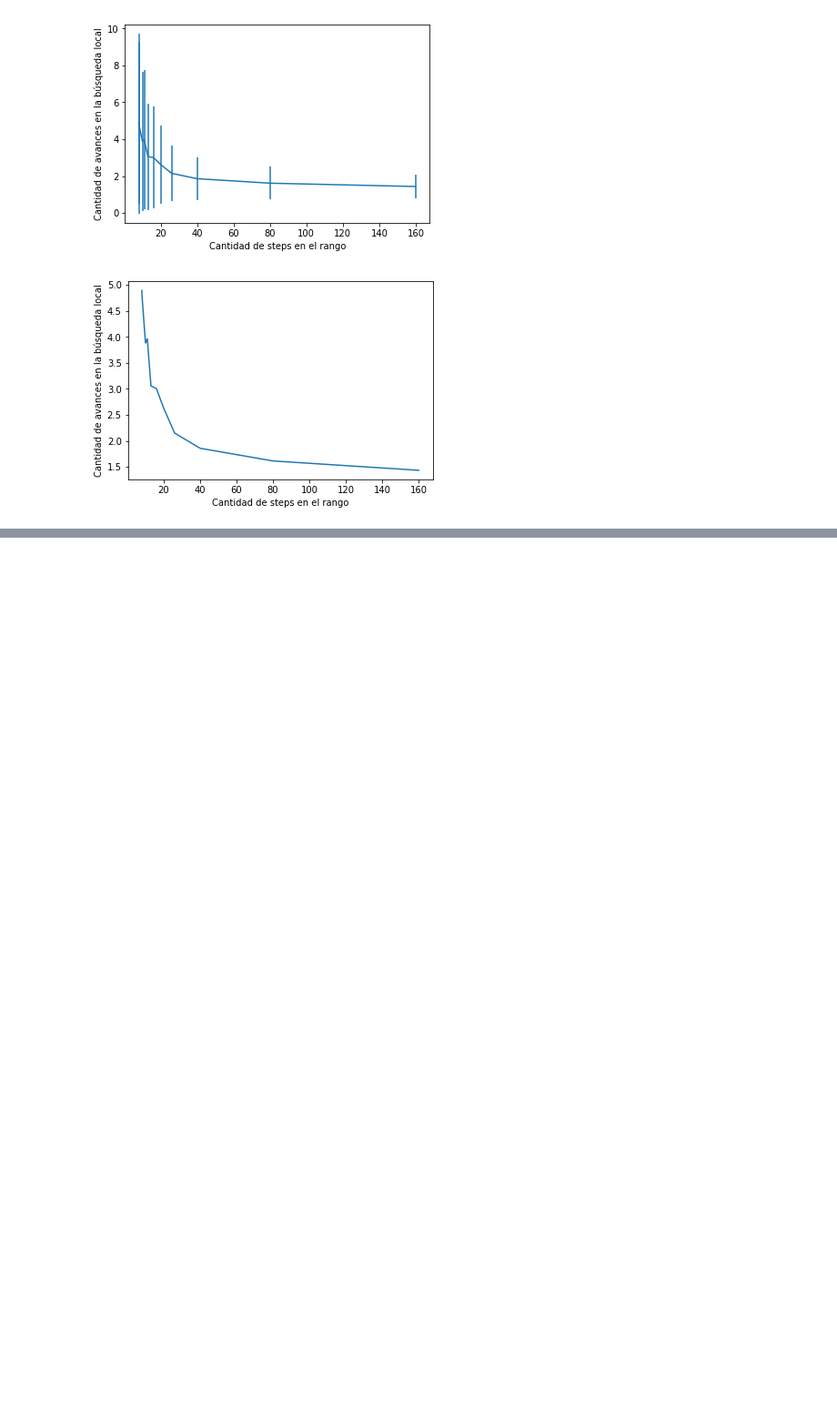
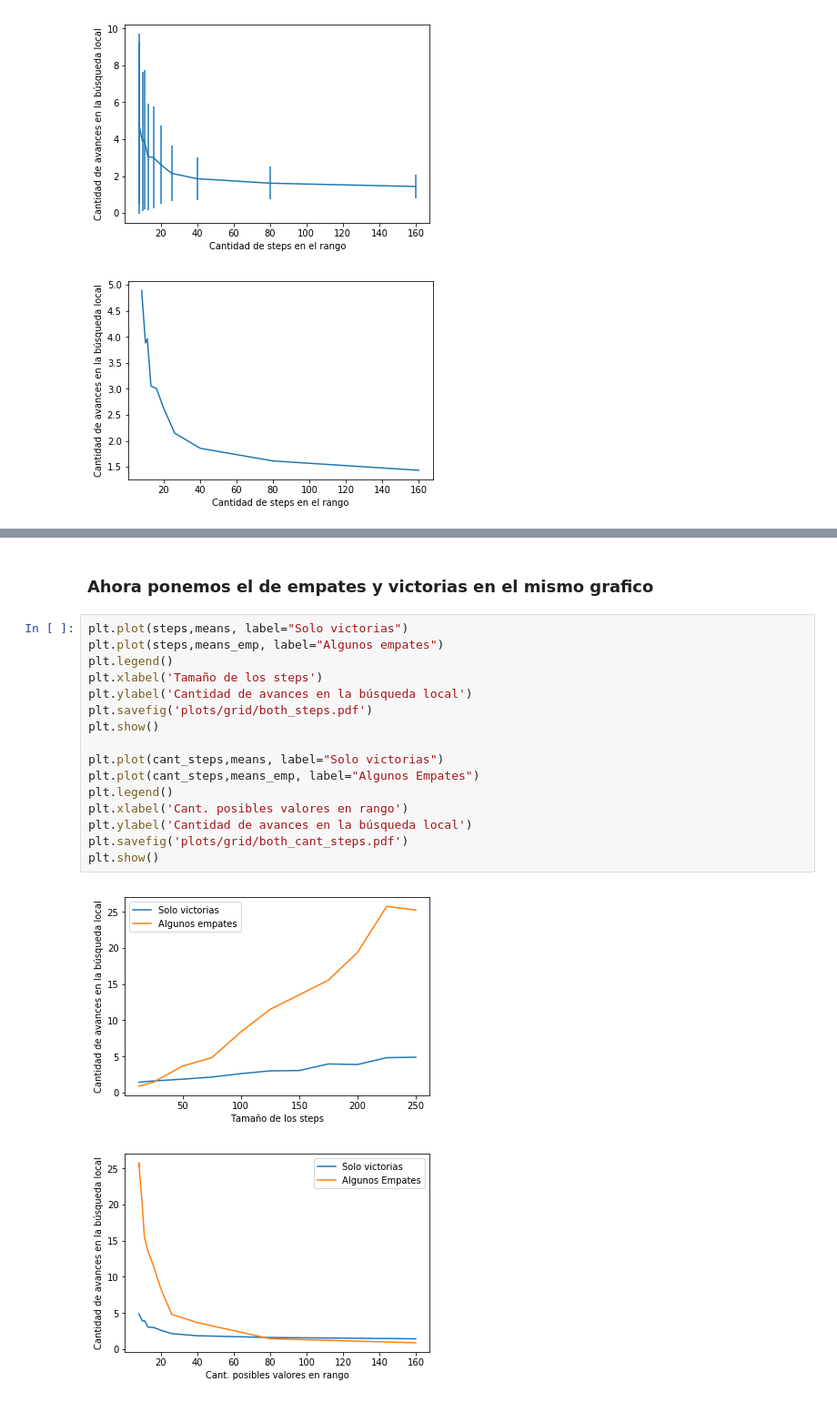
Before and after one commit to npazosmendez/connect4-AI, a Jupyter notebook: mediciones/gridsearch.ipynb, the cells around one changed output, grey strips where cells are left out. Shown at 91% size. Cells and saved outputs as stored; diff of their text form; blank space fills up the shorter version.

```diff
--- a/mediciones/gridsearch.ipynb
+++ b/mediciones/gridsearch.ipynb
@@ -62,0 +112,21 @@ plt.show()
+# %% [markdown]
+### Ahora ponemos el de empates y victorias en el mismo grafico
+# %%
+plt.plot(steps,means, label="Solo victorias")
+plt.plot(steps,means_emp, label="Algunos empates")
+plt.legend()
+plt.xlabel('Tamaño de los steps')
+plt.ylabel('Cantidad de avances en la búsqueda local')
+plt.savefig('plots/grid/both_steps.pdf')
+plt.show()
+
+plt.plot(cant_steps,means, label="Solo victorias")
+plt.plot(cant_steps,means_emp, label="Algunos Empates")
+plt.legend()
+plt.xlabel('Cant. posibles valores en rango')
+plt.ylabel('Cantidad de avances en la búsqueda local')
+plt.savefig('plots/grid/both_cant_steps.pdf')
+plt.show()
+# %% [output]
+[figure, added]
+[figure, added]
```
Also changed, not shown: parts of 6 cells of this notebook, 23 other files.
